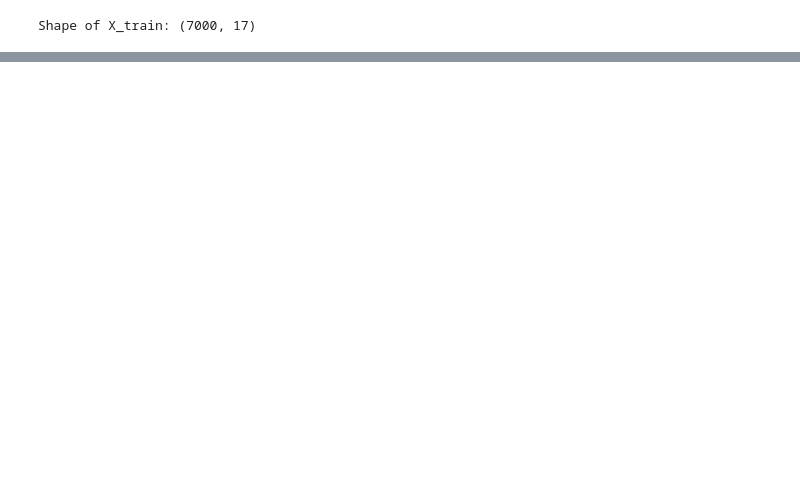
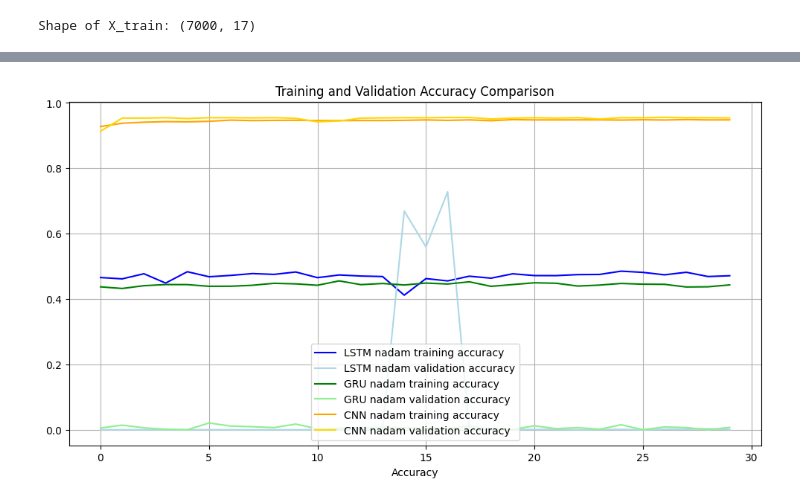
Before and after one commit to JenilGajjar20/SensorNetGuard, a Jupyter notebook: combined.ipynb, the cells around one changed output, grey strips where cells are left out. Cells and saved outputs as stored; diff of their text form; code cells hidden in the pictures; blank space fills up the shorter version.

```diff
--- a/combined.ipynb
+++ b/combined.ipynb
@@ -396,0 +397,26 @@ plt.show()
+# %%
+plt.figure(figsize=(12, 6))
+
+plt.plot(lstm_nadam_history.history["accuracy"],
+         label="LSTM nadam training accuracy", color='blue')
+plt.plot(lstm_nadam_history.history["val_accuracy"],
+         label="LSTM nadam validation accuracy", color='lightblue')
+
+plt.plot(gru_nadam_history.history["accuracy"],
+         label="GRU nadam training accuracy", color='green')
+plt.plot(gru_nadam_history.history["val_accuracy"],
+         label="GRU nadam validation accuracy", color='lightgreen')
+
+plt.plot(cnn_nadam_history.history["accuracy"],
+         label="CNN nadam training accuracy", color='orange')
+plt.plot(cnn_nadam_history.history["val_accuracy"],
+         label="CNN nadam validation accuracy", color='gold')
+
+plt.title('Training and Validation Accuracy Comparison')
+plt.xlabel('Epoch')
+plt.xlabel('Accuracy')
+plt.legend()
+plt.grid(True)
+plt.show()
+# %% [output]
+[figure, added]
```
Also changed, not shown: parts of 15 cells of this notebook, 1 other file.
